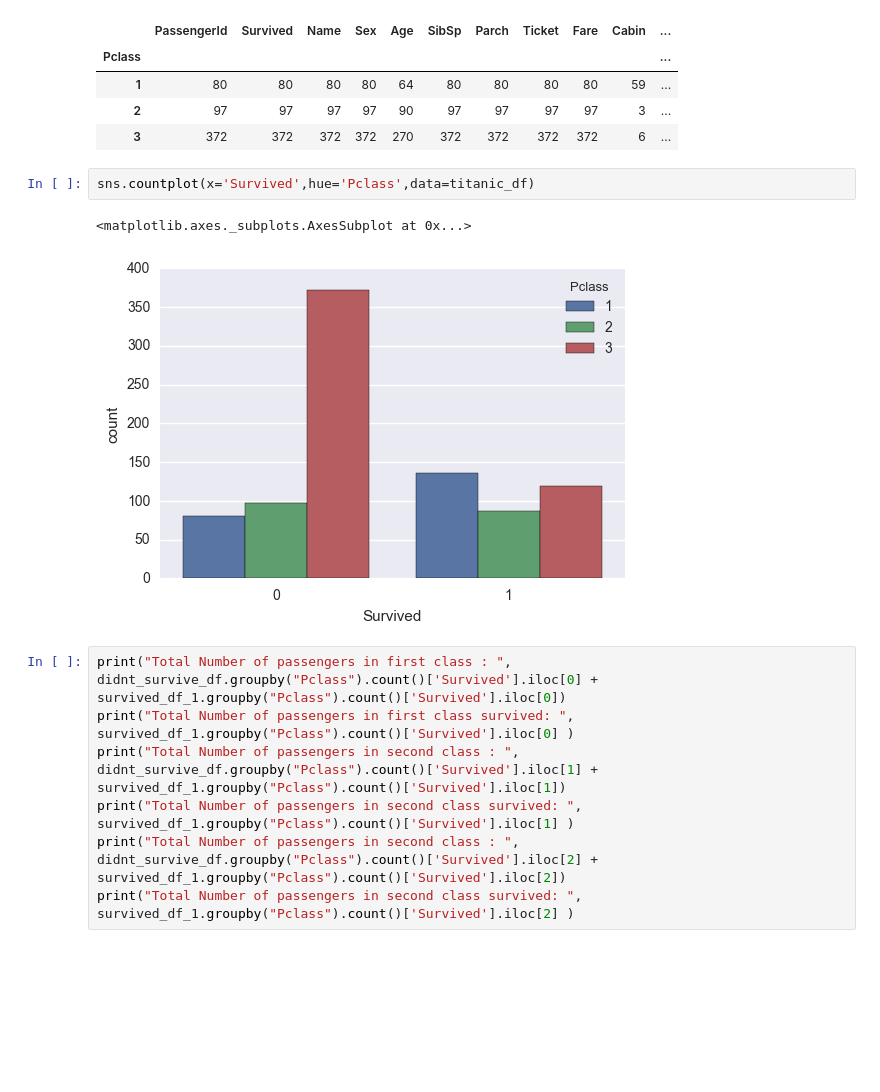
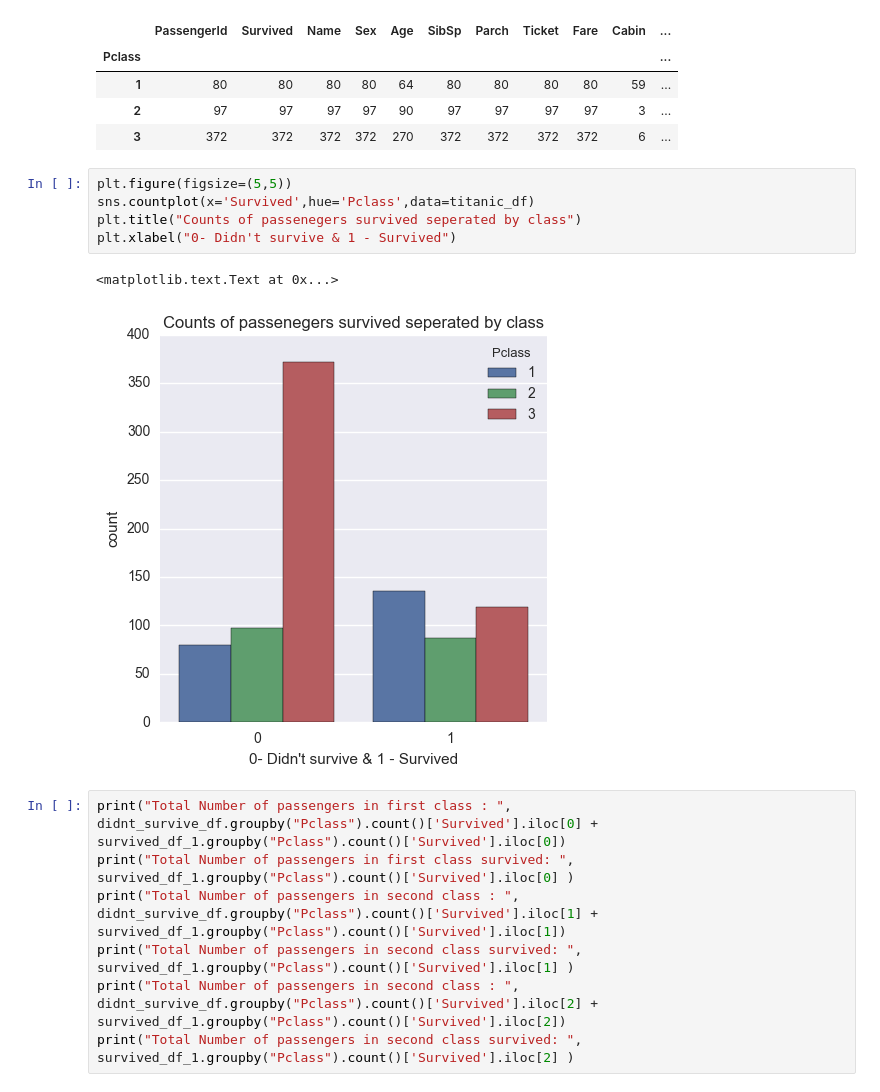
Before and after one commit to lordbadri/Udacity_Data_Analyst_Nanodegree, a Jupyter notebook: Project_2_titanic_data/titanic_data_Set_analysis.ipynb, the cells around one changed output. Saved outputs shown, nothing was run; the diff lists cells and outputs as text; blank space fills up the shorter version.

```diff
--- a/Project_2_titanic_data/titanic_data_Set_analysis.ipynb
+++ b/Project_2_titanic_data/titanic_data_Set_analysis.ipynb
@@ -141,11 +147,14 @@ didnt_survive_df.groupby("Pclass").count()
 | 1 | 80 | 80 | 80 | 80 | 64 | 80 | 80 | 80 | 80 | 59 | ... |
 | 2 | 97 | 97 | 97 | 97 | 90 | 97 | 97 | 97 | 97 | 3 | ... |
 | 3 | 372 | 372 | 372 | 372 | 270 | 372 | 372 | 372 | 372 | 6 | ... |
-# %%
-sns.countplot(x='Survived',hue='Pclass',data=titanic_df)
-# %% [output]
-<matplotlib.axes._subplots.AxesSubplot at 0x...>
-[figure, removed]
+# %%
+plt.figure(figsize=(5,5))
+sns.countplot(x='Survived',hue='Pclass',data=titanic_df)
+plt.title("Counts of passenegers survived seperated by class")
+plt.xlabel("0- Didn't survive & 1 - Survived")
+# %% [output]
+<matplotlib.text.Text at 0x...>
+[figure, added]
 # %%
 print("Total Number of passengers in first class : ", didnt_survive_df.groupby("Pclass").count()['Survived'].iloc[0] + survived_df_1.groupby("Pclass").count()['Survived'].iloc[0])
 print("Total Number of passengers in first class survived: ", survived_df_1.groupby("Pclass").count()['Survived'].iloc[0] )
```
Also changed, not shown: parts of 30 cells of this notebook.
